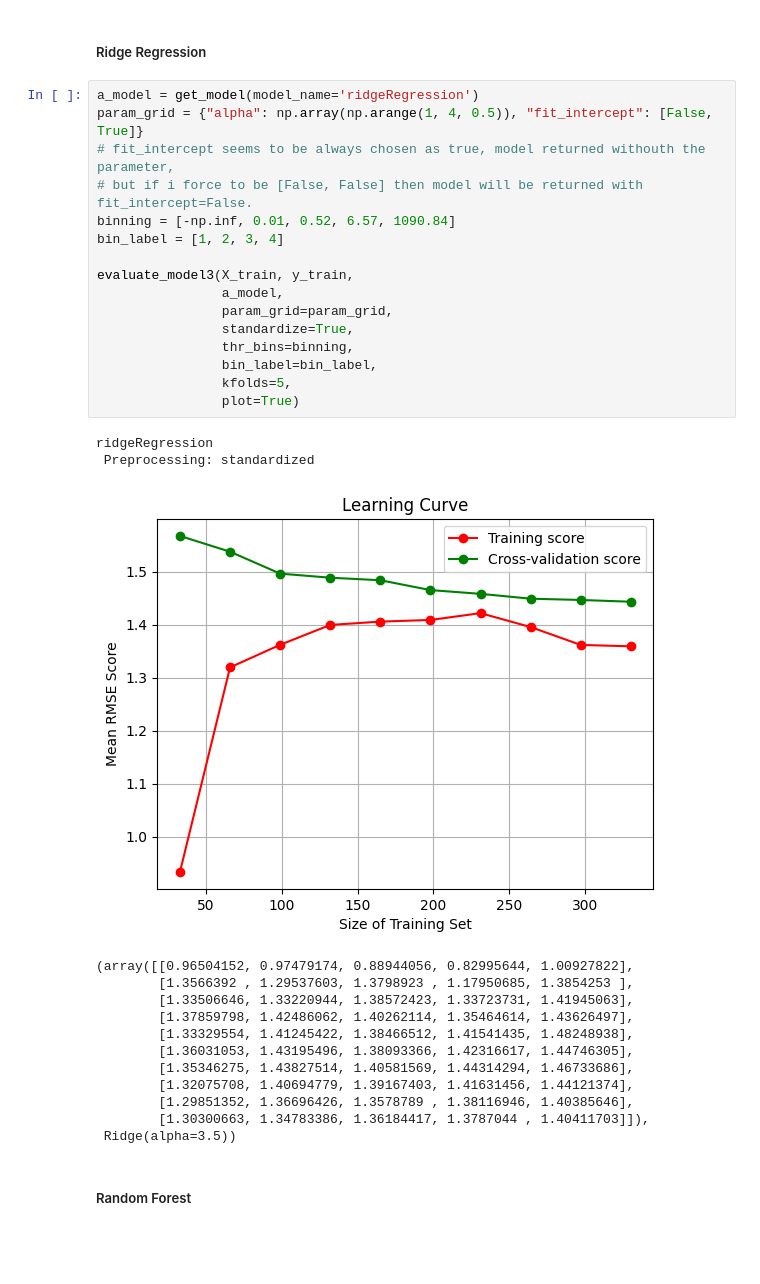
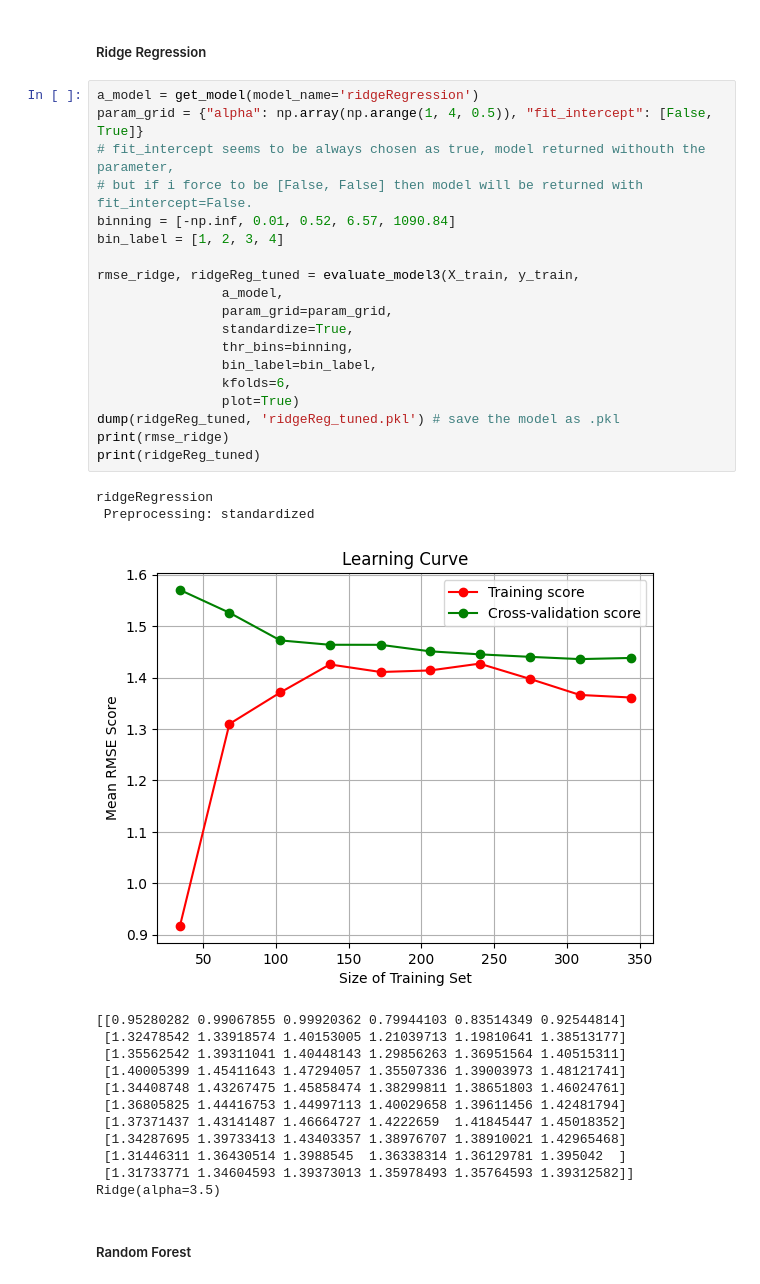
Before and after one commit to Yawkward/fire_data, a Jupyter notebook: FWI_project.ipynb, the cells around one changed output. Drawn from its saved outputs; the diff is of its cells as text; blank space fills up the shorter version.

```diff
--- a/FWI_project.ipynb
+++ b/FWI_project.ipynb
@@ -501,34 +502,37 @@ max_depth: max depth of each decision tree
 # %%
 a_model = get_model(model_name='ridgeRegression')
 param_grid = {"alpha": np.array(np.arange(1, 4, 0.5)), "fit_intercept": [False, True]}
 # fit_intercept seems to be always chosen as true, model returned withouth the parameter,
 # but if i force to be [False, False] then model will be returned with fit_intercept=False.
 binning = [-np.inf, 0.01, 0.52, 6.57, 1090.84]
 bin_label = [1, 2, 3, 4]
 
-evaluate_model3(X_train, y_train,
+rmse_ridge, ridgeReg_tuned = evaluate_model3(X_train, y_train,
                 a_model,
                 param_grid=param_grid,
                 standardize=True,
                 thr_bins=binning,
                 bin_label=bin_label,
-                kfolds=5,
+                kfolds=6,
                 plot=True)
+dump(ridgeReg_tuned, 'ridgeReg_tuned.pkl') # save the model as .pkl
+print(rmse_ridge)
+print(ridgeReg_tuned)
 # %% [output]
 ridgeRegression
  Preprocessing: standardized
-[figure, old version]
+[figure, new version]
-(array([[0.96504152, 0.97479174, 0.88944056, 0.82995644, 1.00927822],
-        [1.3566392 , 1.29537603, 1.3798923 , 1.17950685, 1.3854253 ],
-        [1.33506646, 1.33220944, 1.38572423, 1.33723731, 1.41945063],
-        [1.37859798, 1.42486062, 1.40262114, 1.35464614, 1.43626497],
-        [1.33329554, 1.41245422, 1.38466512, 1.41541435, 1.48248938],
-        [1.36031053, 1.43195496, 1.38093366, 1.42316617, 1.44746305],
-        [1.35346275, 1.43827514, 1.40581569, 1.44314294, 1.46733686],
-        [1.32075708, 1.40694779, 1.39167403, 1.41631456, 1.44121374],
-        [1.29851352, 1.36696426, 1.3578789 , 1.38116946, 1.40385646],
-        [1.30300663, 1.34783386, 1.36184417, 1.3787044 , 1.40411703]]),
- Ridge(alpha=3.5))
+[[0.95280282 0.99067855 0.99920362 0.79944103 0.83514349 0.92544814]
+ [1.32478542 1.33918574 1.40153005 1.21039713 1.19810641 1.38513177]
+ [1.35562542 1.39311041 1.40448143 1.29856263 1.36951564 1.40515311]
+ [1.40005399 1.45411643 1.47294057 1.35507336 1.39003973 1.48121741]
+ [1.34408748 1.43267475 1.45858474 1.38299811 1.38651803 1.46024761]
+ [1.36805825 1.44416753 1.44997113 1.40029658 1.39611456 1.42481794]
+ [1.37371437 1.43141487 1.46664727 1.4222659  1.41845447 1.45018352]
+ [1.34287695 1.39733413 1.43403357 1.38976707 1.38910021 1.42965468]
+ [1.31446311 1.36430514 1.3988545  1.36338314 1.36129781 1.395042  ]
+ [1.31733771 1.34604593 1.39373013 1.35978493 1.35764593 1.39312582]]
+Ridge(alpha=3.5)
 # %% [markdown]
 ##### Random Forest
 # %%
```
Also changed, not shown: parts of 3 cells of this notebook.
